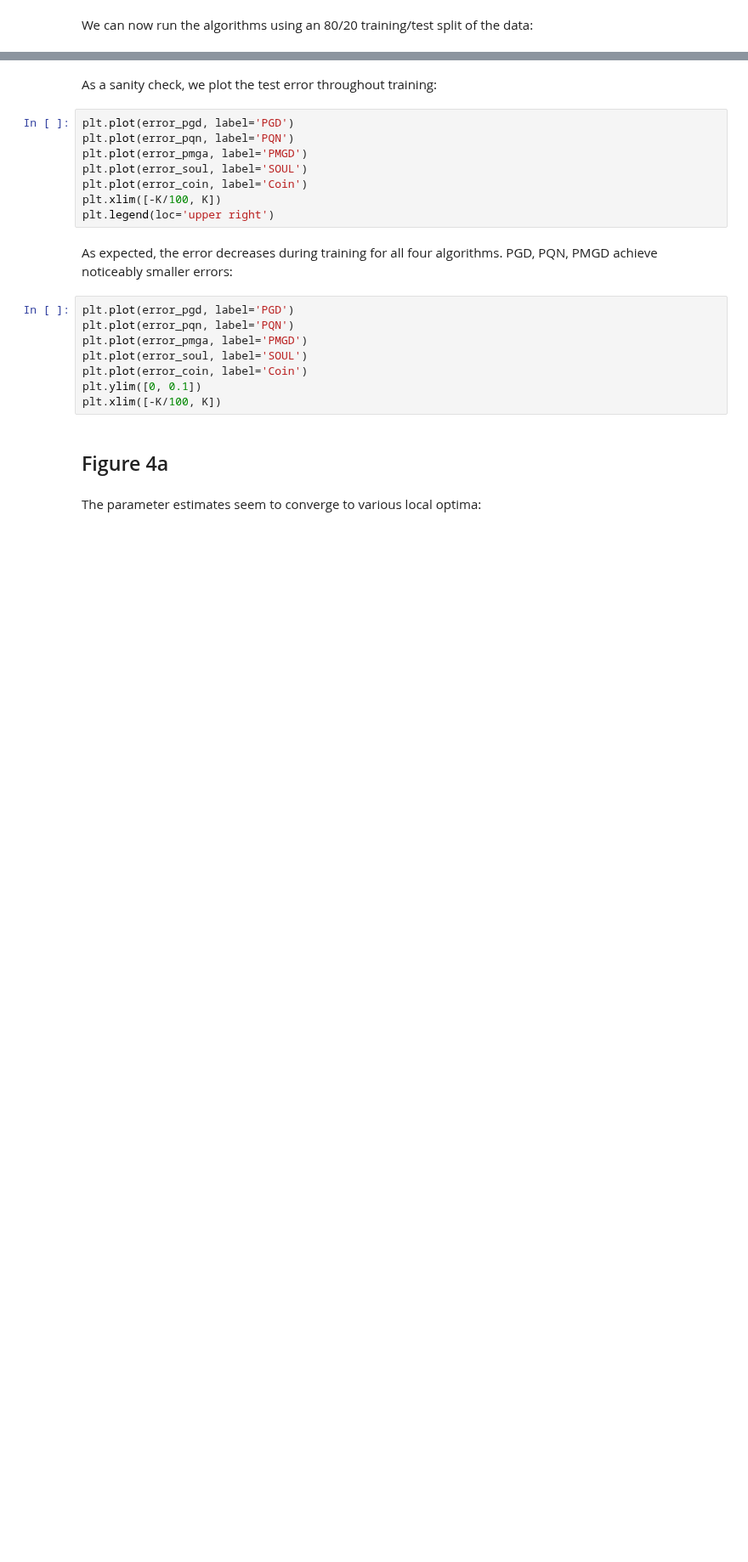
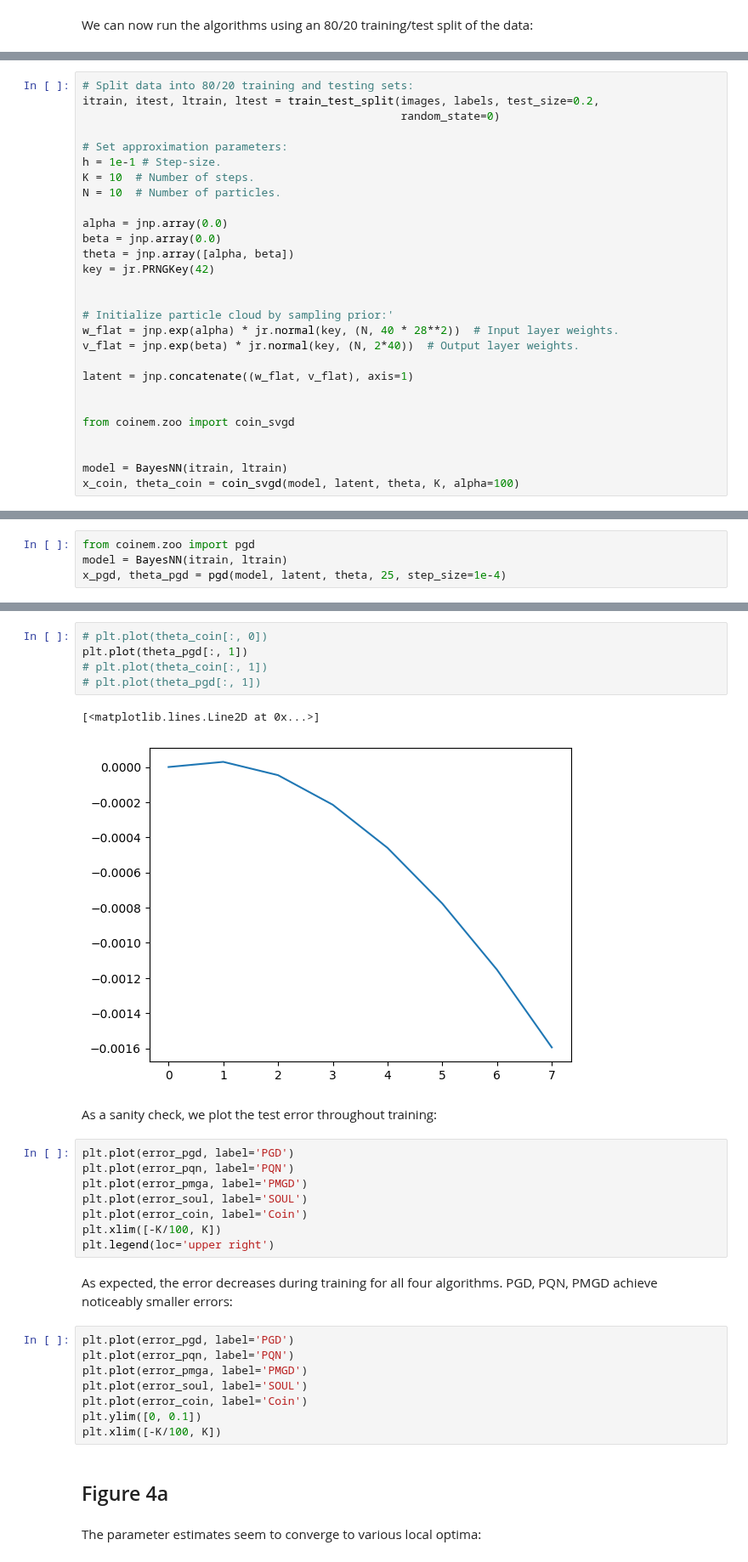
Before and after one commit to chris-nemeth/CoinEM, a Jupyter notebook: new_experiments/bayesian_neural_network.ipynb, the cells around one changed output, grey strips where cells are left out. Shown at 85% size. Saved outputs shown, nothing was run; the diff lists cells and outputs as text; blank space fills up the shorter version.

```diff
--- a/new_experiments/bayesian_neural_network.ipynb
+++ b/new_experiments/bayesian_neural_network.ipynb
@@ -539,0 +140,28 @@ v0 = np.exp(b0)*np.random.normal(0, 1, (2, 40, N))  # Output layer weights.
+# %%
+# Split data into 80/20 training and testing sets:
+itrain, itest, ltrain, ltest = train_test_split(images, labels, test_size=0.2,
+                                                random_state=0)
+
+# Set approximation parameters:
+h = 1e-1 # Step-size.
+K = 10  # Number of steps.
+N = 10  # Number of particles.
+
+alpha = jnp.array(0.0)
+beta = jnp.array(0.0)
+theta = jnp.array([alpha, beta])
+key = jr.PRNGKey(42)
+
+
+# Initialize particle cloud by sampling prior:'
+w_flat = jnp.exp(alpha) * jr.normal(key, (N, 40 * 28**2))  # Input layer weights.
+v_flat = jnp.exp(beta) * jr.normal(key, (N, 2*40))  # Output layer weights.
+
+latent = jnp.concatenate((w_flat, v_flat), axis=1)
+
+
+from coinem.zoo import coin_svgd
+
+
+model = BayesNN(itrain, ltrain)
+x_coin, theta_coin = coin_svgd(model, latent, theta, K, alpha=100)
@@ -539,0 +170,4 @@ v0 = np.exp(b0)*np.random.normal(0, 1, (2, 40, N))  # Output layer weights.
+# %%
+from coinem.zoo import pgd
+model = BayesNN(itrain, ltrain)
+x_pgd, theta_pgd = pgd(model, latent, theta, 25, step_size=1e-4)
@@ -540,3 +194,11 @@ v0 = np.exp(b0)*np.random.normal(0, 1, (2, 40, N))  # Output layer weights.
+# %%
+# plt.plot(theta_coin[:, 0])
+plt.plot(theta_pgd[:, 1])
+# plt.plot(theta_coin[:, 1])
+# plt.plot(theta_pgd[:, 1])
+# %% [output]
+[<matplotlib.lines.Line2D at 0x...>]
+[figure, added]
 # %% [markdown]
 As a sanity check, we plot the test error throughout training:
 # %%
```
Also changed, not shown: parts of 12 cells of this notebook, 3 other files.
